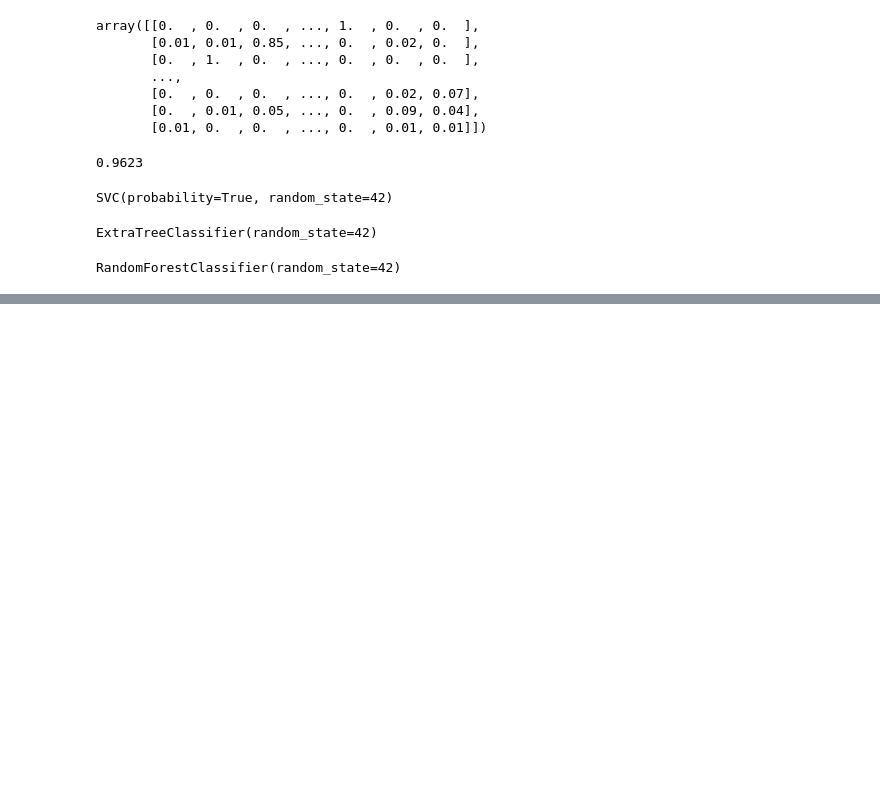
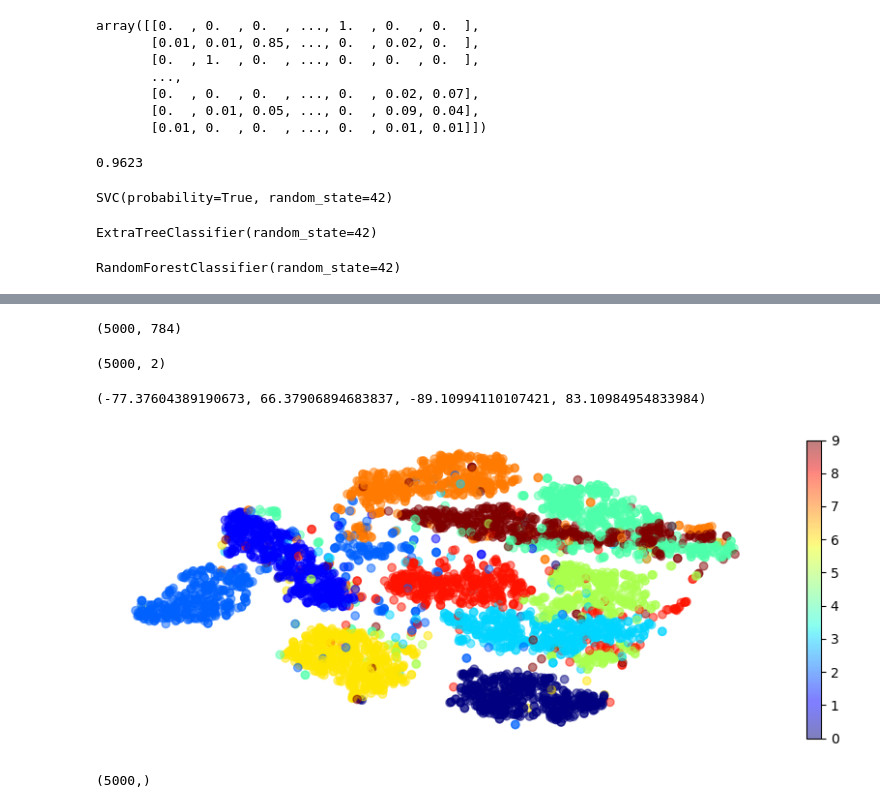
Before and after one commit to yb-ai-research/mnist, a Jupyter notebook: notebooks/train.ipynb, the cells around one changed output, grey strips where cells are left out. Saved outputs shown, nothing was run; the diff lists cells and outputs as text; code cells hidden in the pictures; blank space fills up the shorter version.

```diff
--- a/notebooks/train.ipynb
+++ b/notebooks/train.ipynb
@@ -312,0 +404,2 @@ RandomForestClassifier(random_state=42)
+# %%
+pca.fit(X_train)
@@ -312,0 +432,18 @@ RandomForestClassifier(random_state=42)
+# %%
+X_sample = X_train[:5000]
+# %%
+y_sample = y_train[:5000]
+# %%
+X_sample.shape
+# %% [output]
+(5000, 784)
+# %%
+from sklearn.manifold import TSNE
+
+tsne = TSNE(n_components=2, init="random", learning_rate="auto",
+            random_state=42)
+X_reduced_tsne = tsne.fit_transform(X_sample)
+# %%
+X_reduced_tsne.shape
+# %% [output]
+(5000, 2)
@@ -312,0 +456,12 @@ RandomForestClassifier(random_state=42)
+# %%
+plt.figure(figsize=(11, 4))
+plt.scatter(X_reduced_tsne[:, 0], X_reduced_tsne[:, 1], c=y_sample.astype(float), cmap="jet", alpha=0.5)
+plt.colorbar()
+plt.axis('off')
+# %% [output]
+(-77.37604389190673, 66.37906894683837, -89.10994110107421, 83.10984954833984)
+[figure, added]
+# %%
+y_sample.shape
+# %% [output]
+(5000,)
```
Also changed, not shown: parts of 34 cells of this notebook.
